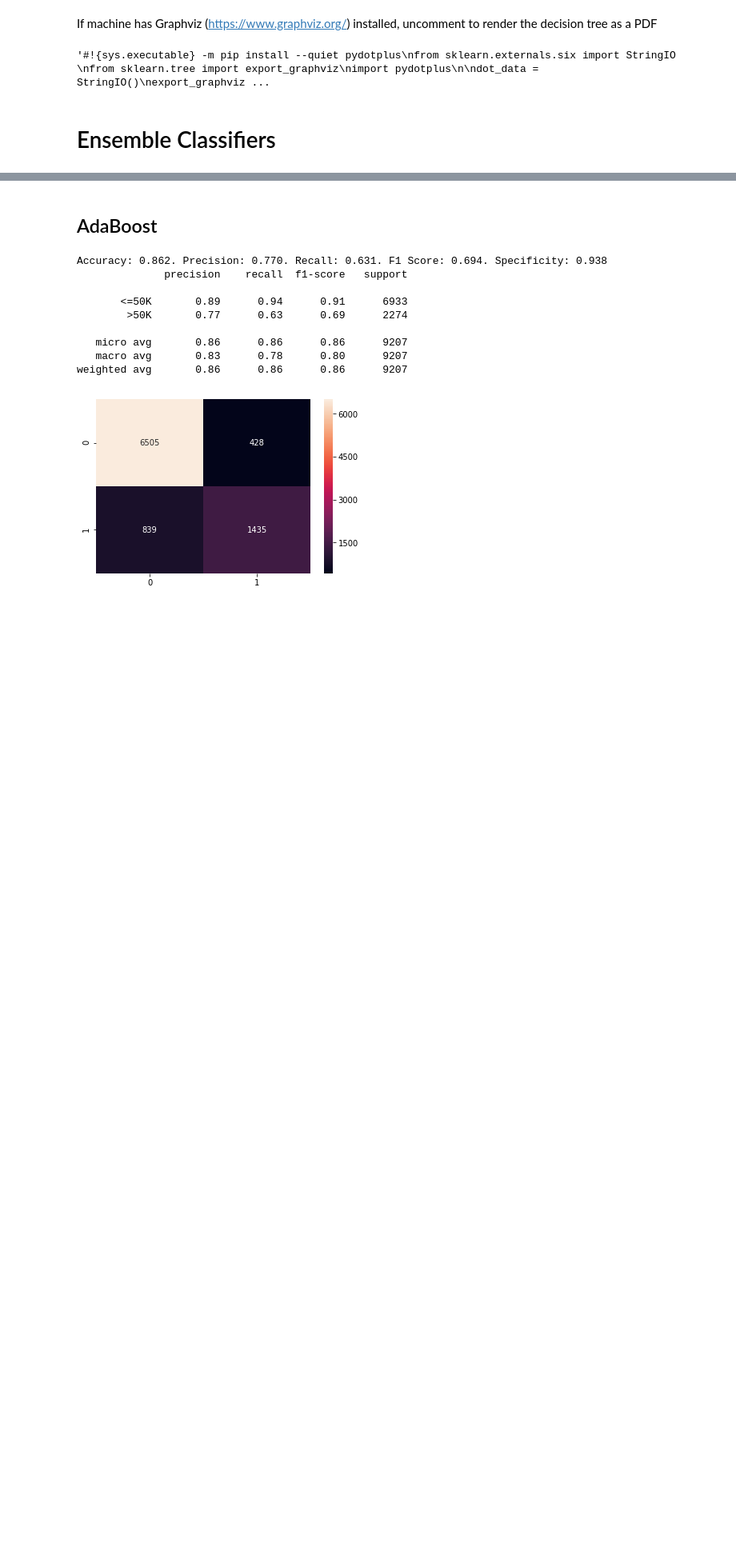
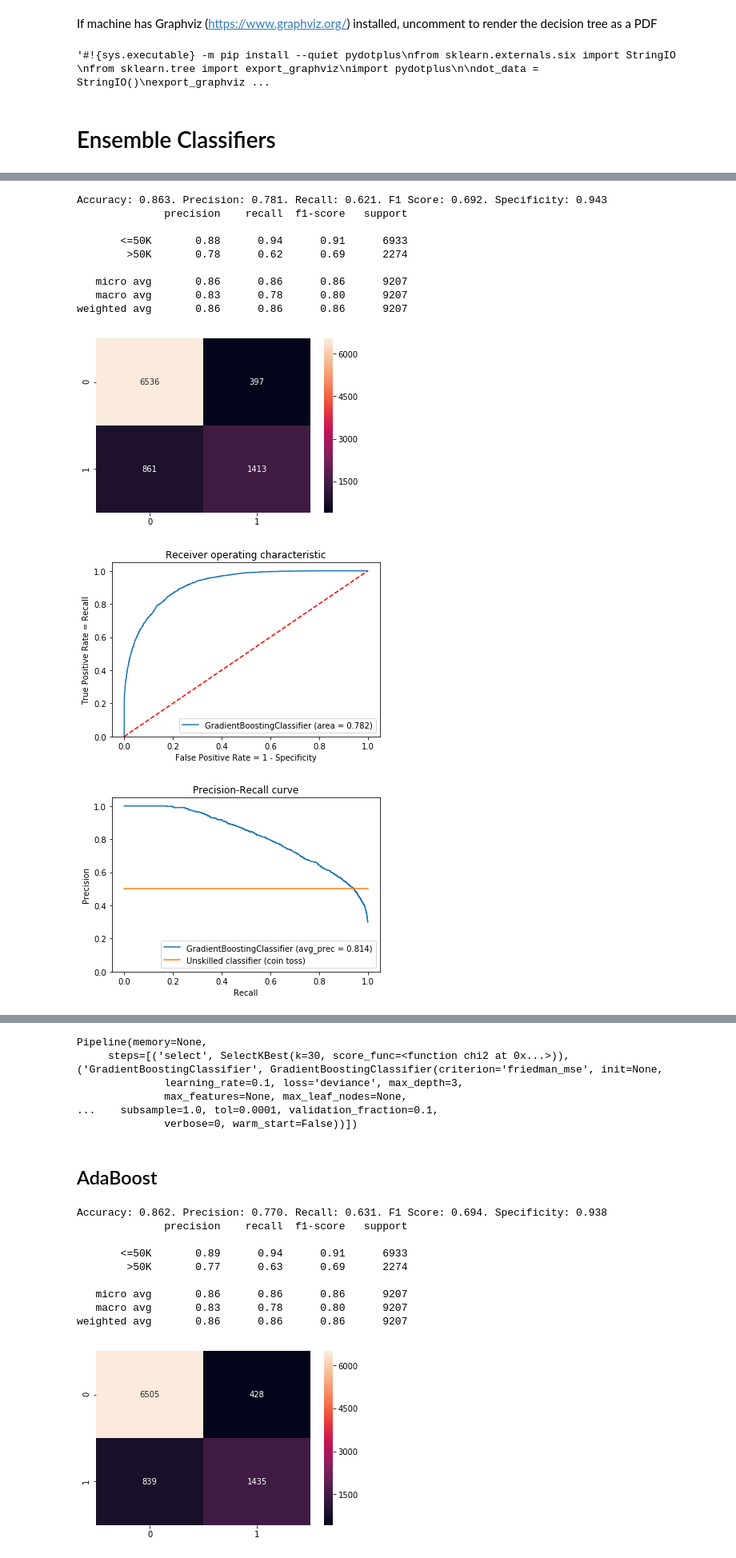
Before and after one commit to jgbustos/ml-demos, a Jupyter notebook: Census Income Classification.ipynb, the cells around one changed output, grey strips where cells are left out. Shown at 80% size. Drawn from its saved outputs; the diff is of its cells as text; code cells hidden in the pictures; blank space fills up the shorter version.

```diff
--- a/Census Income Classification.ipynb
+++ b/Census Income Classification.ipynb
@@ -722,0 +757,20 @@ Pipeline(memory=None,
+# %%
+from sklearn.ensemble import GradientBoostingClassifier
+pipeline = Pipeline([
+    ('select', feature_select),
+    ('GradientBoostingClassifier', GradientBoostingClassifier(n_estimators=100)),
+])
+classify_and_plot(pipeline)
+# %% [output]
+Accuracy: 0.863. Precision: 0.781. Recall: 0.621. F1 Score: 0.692. Specificity: 0.943
+              precision    recall  f1-score   support
+
+       <=50K       0.88      0.94      0.91      6933
+        >50K       0.78      0.62      0.69      2274
+
+   micro avg       0.86      0.86      0.86      9207
+   macro avg       0.83      0.78      0.80      9207
+weighted avg       0.86      0.86      0.86      9207
+[figure, added]
+[figure, added]
+[figure, added]
@@ -723,3 +778,9 @@ Pipeline(memory=None,
+Pipeline(memory=None,
+     steps=[('select', SelectKBest(k=30, score_func=<function chi2 at 0x...>)), ('GradientBoostingClassifier', GradientBoostingClassifier(criterion='friedman_mse', init=None,
+              learning_rate=0.1, loss='deviance', max_depth=3,
+              max_features=None, max_leaf_nodes=None,
+...    subsample=1.0, tol=0.0001, validation_fraction=0.1,
+              verbose=0, warm_start=False))])
 # %% [markdown]
 ## AdaBoost
 # %%
```
Also changed, not shown: parts of 13 cells of this notebook.
